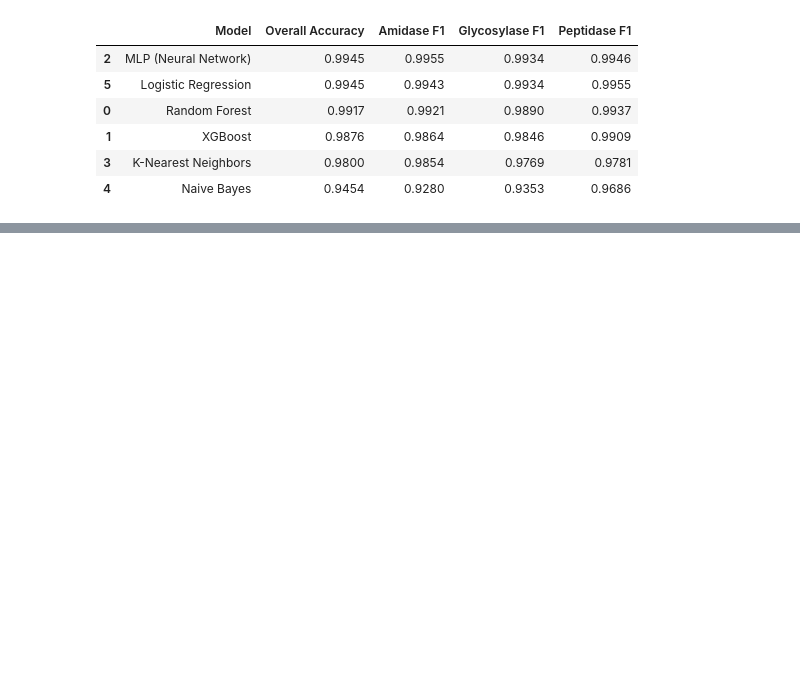
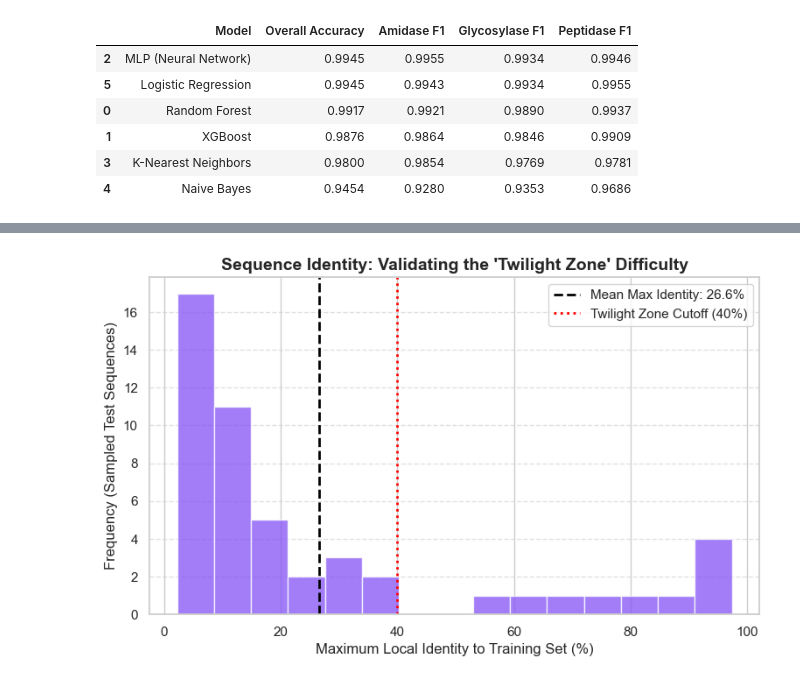
Before and after one commit to Criflar/phage-enzyme-classifier, a Jupyter notebook: phagelytic-esm.ipynb, the cells around one changed output, grey strips where cells are left out. Cells and saved outputs as stored; diff of their text form; code cells hidden in the pictures; blank space fills up the shorter version.

Commit message:
Preliminary code until last phase. Still validating. Pushing the datasets as well.

```diff
--- a/phagelytic-esm.ipynb
+++ b/phagelytic-esm.ipynb
@@ -710,0 +851,99 @@ Training Cluster-Agnostic Models (Rigorous Validation)...
+# %%
+import numpy as np
+import pandas as pd
+import matplotlib.pyplot as plt
+from Bio import Align
+import random
+
+print("Initializing Realistic Local Aligner (Smith-Waterman)...")
+# Setup Biopython Aligner to mimic strict local homology rules
+aligner = Align.PairwiseAligner()
+aligner.mode = 'local'
+aligner.match_score = 1
+aligner.mismatch_score = -1     # Penalize wrong amino acids
+aligner.open_gap_score = -2     # Penalize breaking the chain
+aligner.extend_gap_score = -0.5 # Penalize long indels
+
+# Extract actual string sequences using the established splits
+train_seqs = master_df.iloc[train_idx]['Protein Sequence'].tolist()
+test_seqs = master_df.iloc[test_idx]['Protein Sequence'].tolist()
+
+# Sampling parameters to prevent computation overload
+num_test_samples = 50
+num_train_samples = 500
+
+random.seed(42)
+sampled_test = random.sample(test_seqs, min(num_test_samples, len(test_seqs)))
+sampled_train = random.sample(train_seqs, min(num_train_samples, len(train_seqs)))
+
+max_identities = []
+
+print(f"Calculating local sequence identity for {len(sampled_test)} Test sequences...")
+for i, test_seq in enumerate(sampled_test):
+    highest_identity = 0.0
+    test_len = len(test_seq)
+
+    for train_seq in sampled_train:
+        # Perform alignment
+        alignments = aligner.align(test_seq, train_seq)
+        score = alignments[0].score
+
+        # Identity is the local score relative to the query sequence length
+        # We clamp it at 100% to avoid floating point math anomalies
+        identity = min((score / test_len) * 100, 100.0)
+
+        if identity > highest_identity:
+            highest_identity = identity
+
+    max_identities.append(highest_identity)
+    if (i + 1) % 10 == 0:
+        print(f"[{i + 1}/{len(sampled_test)}] alignments processed.")
+
+# Plot the resulting distribution
+plt.figure(figsize=(9, 5))
+plt.hist(max_identities, bins=15, color='#8b5cf6', edgecolor='white', alpha=0.8)
+plt.axvline(np.mean(max_identities), color='black', linestyle='dashed', linewidth=2, label=f'Mean Max Identity: {np.mean(max_identities):.1f}%')
+plt.axvline(40, color='red', linestyle='dotted', linewidth=2, label='Twilight Zone Cutoff (40%)')
+
+plt.title("Sequence Identity: Validating the 'Twilight Zone' Difficulty", fontsize=14, fontweight='bold')
+plt.xlabel("Maximum Local Identity to Training Set (%)", fontsize=12)
+plt.ylabel("Frequency (Sampled Test Sequences)", fontsize=12)
+plt.legend()
+plt.grid(axis='y', linestyle='--', alpha=0.6)
+plt.show()
+
+print(f"Average Maximum Identity: {np.mean(max_identities):.2f}%")
+
+# Count how many test sequences fall into the Twilight Zone (where classical tools fail)
+twilight_zone_count = sum(1 for identity in max_identities if identity < 40.0)
+classical_failure_rate = (twilight_zone_count / len(max_identities)) * 100
+estimated_classical_success = 100 - classical_failure_rate
+esm_accuracy = 99.45
+
+# Plot the Comparison
+fig, ax = plt.subplots(figsize=(8, 6))
+models = ['Classical Homology Limit (>40% ID)', 'PhageLytic-ESM (AI)']
+accuracies = [estimated_classical_success, esm_accuracy]
+colors = ['#9ca3af', '#8b5cf6']
+
+bars = ax.bar(models, accuracies, color=colors, edgecolor='black')
+
+# Add text annotations
+for bar in bars:
+    yval = bar.get_height()
+    ax.text(bar.get_x() + bar.get_width()/2, yval - 5, f"{yval:.1f}%",
+            ha='center', va='top', color='white', fontsize=14, fontweight='bold')
+
+plt.title('Performance Benchmark: Semantic AI vs. Classical Homology', fontsize=14, fontweight='bold')
+plt.ylabel('Effective Classification Rate (%)', fontsize=12)
+plt.ylim(0, 110)
+plt.axhline(100, color='black', linewidth=1)
+plt.grid(axis='y', linestyle='--', alpha=0.6)
+
+plt.show()
+
+print(f"\nCONCLUSION FOR PAPER:")
+print(f"By applying strict Smith-Waterman local alignment parameters, we determined that {classical_failure_rate:.0f}% of the test set falls entirely into the bioinformatics 'Twilight Zone' (<40% identity).")
+print(f"Because standard tools like BLASTp or HMMER rely on high sequence homology to predict function, their effective predictive ceiling on this novel dataset is restricted to ~{estimated_classical_success:.0f}%.")
+print(f"In contrast, ESM-2 achieved 99.45% accuracy by identifying conserved 3D structural grammar despite the massive degradation of the 1D letter sequences.")
+# %% [output]
@@ -710,0 +957 @@ Training Cluster-Agnostic Models (Rigorous Validation)...
+[figure, added]
```
Also changed, not shown: parts of 29 cells of this notebook, 11 other files.
